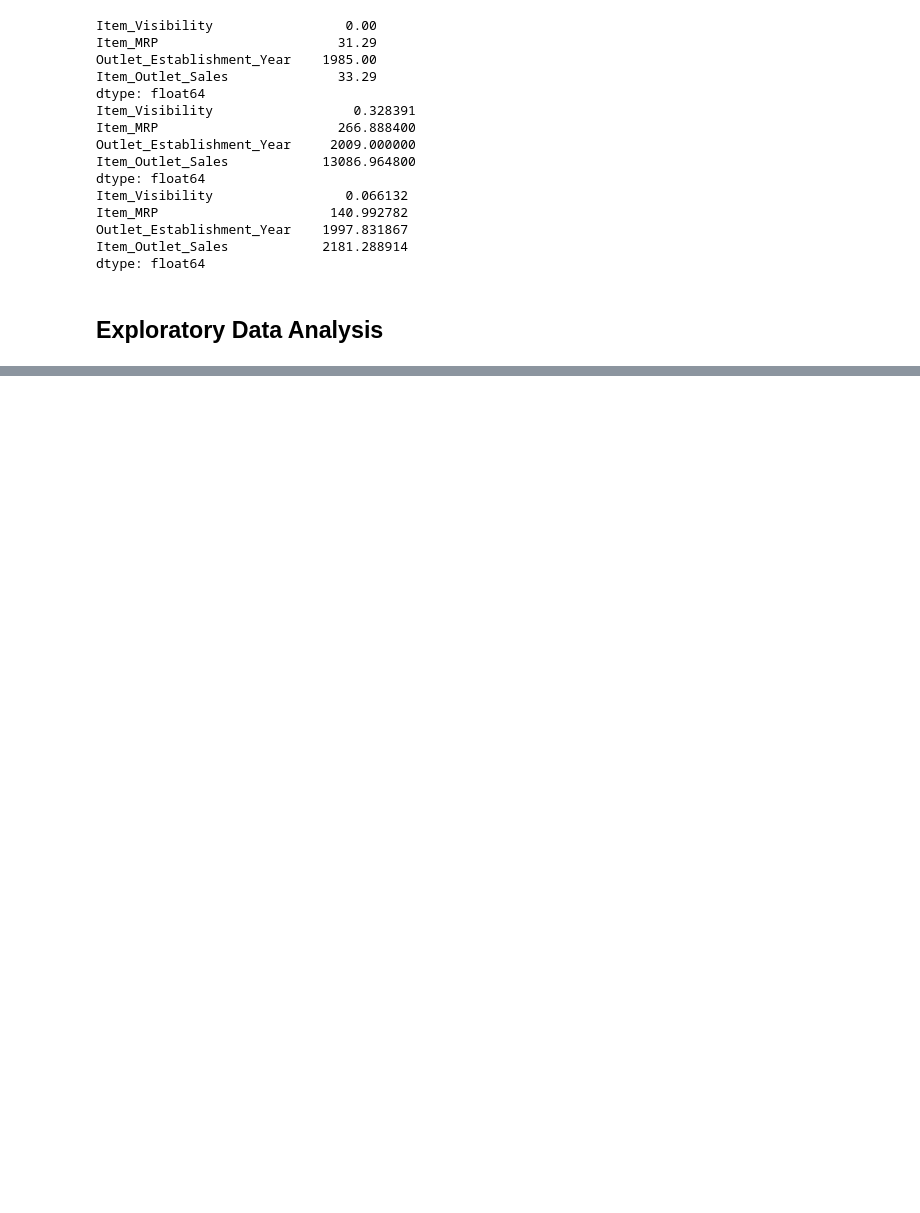
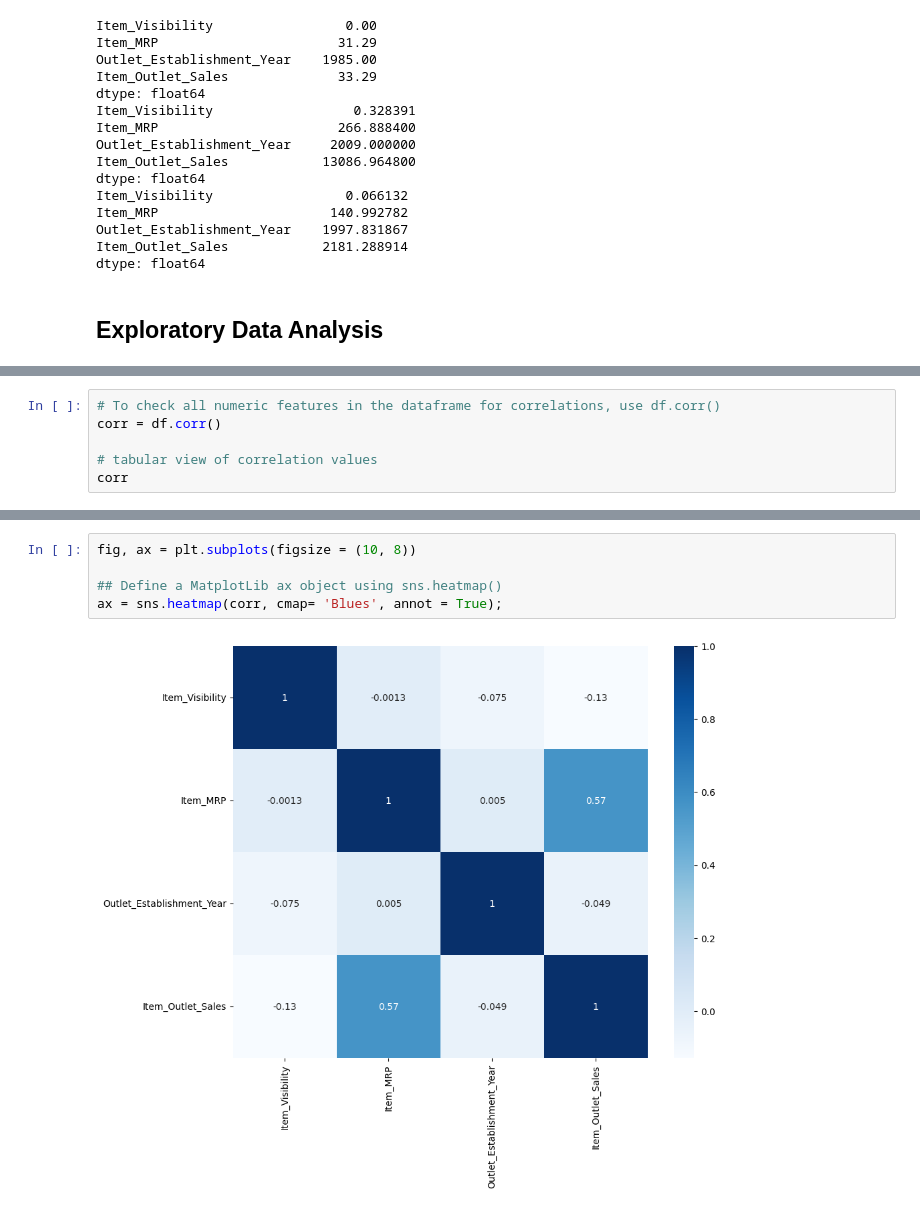
Before and after one commit to SlabberP/Prediction-of-Product-Sales, a Jupyter notebook: Prediction_of_Product_Sales.ipynb, the cells around one changed output, grey strips where cells are left out. Cells and saved outputs as stored; diff of their text form; blank space fills up the shorter version.

```diff
--- a/Prediction_of_Product_Sales.ipynb
+++ b/Prediction_of_Product_Sales.ipynb
@@ -264,0 +341,6 @@ dtype: float64
+# %%
+# To check all numeric features in the dataframe for correlations, use df.corr()
+corr = df.corr()
+
+# tabular view of correlation values
+corr
@@ -264,0 +353,7 @@ dtype: float64
+# %%
+fig, ax = plt.subplots(figsize = (10, 8))
+
+## Define a MatplotLib ax object using sns.heatmap()
+ax = sns.heatmap(corr, cmap= 'Blues', annot = True);
+# %% [output]
+[figure, added]
```
Also changed, not shown: parts of 68 cells of this notebook.
